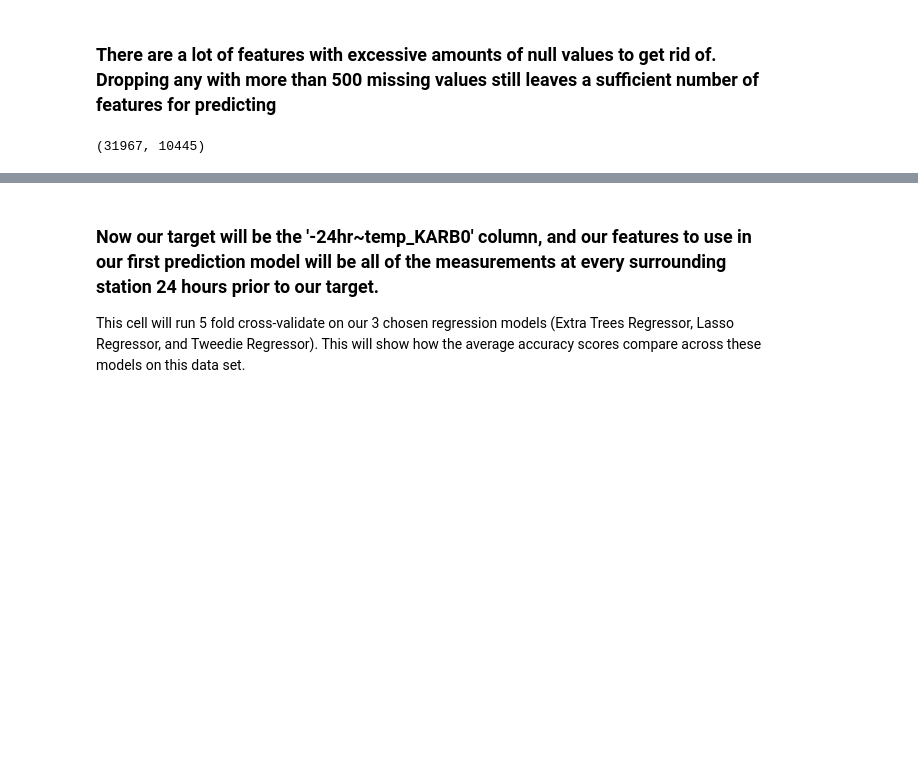
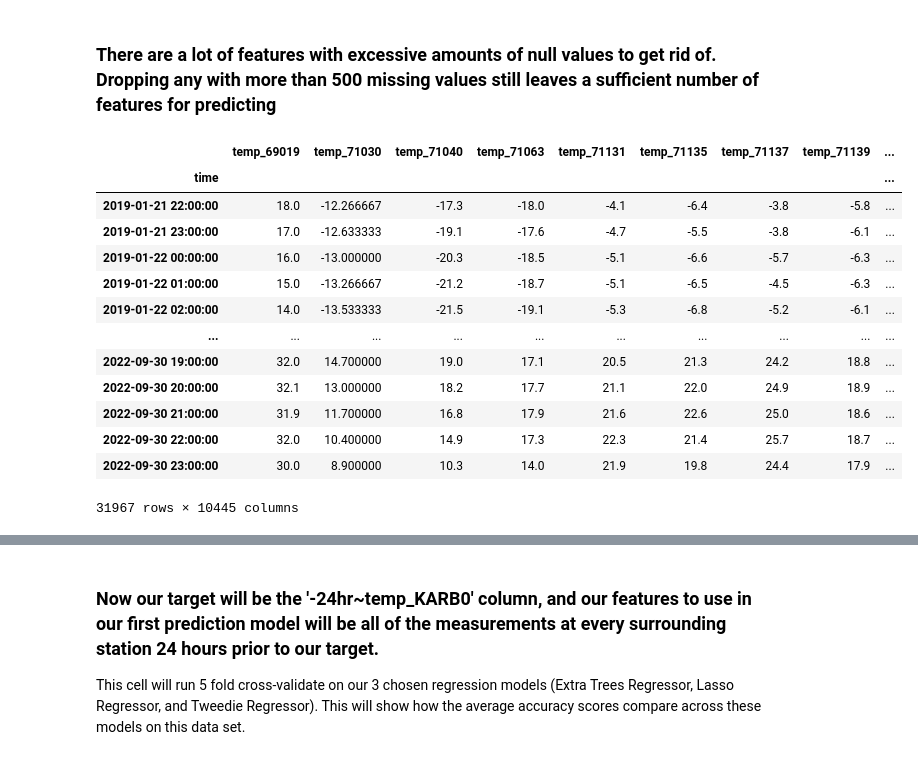
Before and after one commit to Pkeet99/Weatherman, a Jupyter notebook: supervised_models/basic_supervised_model.ipynb, the cells around one changed output, grey strips where cells are left out. Saved outputs shown, nothing was run; the diff lists cells and outputs as text; code cells hidden in the pictures; blank space fills up the shorter version.

```diff
--- a/supervised_models/basic_supervised_model.ipynb
+++ b/supervised_models/basic_supervised_model.ipynb
@@ -372,12 +391,25 @@ Length: 16289, dtype: int64
 # %%
 to_drop = []
 for col in pred_df.columns:
     num = pred_df[col].isna().sum()
     if num > 500:
         # print(f"{col} has {num} missing values")
         to_drop.append(col)
 pred_df.drop(columns=to_drop,inplace=True)
 pred_df.dropna(inplace=True)
-pred_df.shape
+pred_df
 # %% [output]
+|  | temp_69019 | temp_71030 | temp_71040 | temp_71063 | temp_71131 | temp_71135 | temp_71137 | temp_71139 | ... |
+| time |  |  |  |  |  |  |  |  | ... |
+| 2019-01-21 22:00:00 | 18.0 | -12.266667 | -17.3 | -18.0 | -4.1 | -6.4 | -3.8 | -5.8 | ... |
+| 2019-01-21 23:00:00 | 17.0 | -12.633333 | -19.1 | -17.6 | -4.7 | -5.5 | -3.8 | -6.1 | ... |
+| 2019-01-22 00:00:00 | 16.0 | -13.000000 | -20.3 | -18.5 | -5.1 | -6.6 | -5.7 | -6.3 | ... |
+| 2019-01-22 01:00:00 | 15.0 | -13.266667 | -21.2 | -18.7 | -5.1 | -6.5 | -4.5 | -6.3 | ... |
+| 2019-01-22 02:00:00 | 14.0 | -13.533333 | -21.5 | -19.1 | -5.3 | -6.8 | -5.2 | -6.1 | ... |
+| ... | ... | ... | ... | ... | ... | ... | ... | ... | ... |
+| 2022-09-30 19:00:00 | 32.0 | 14.700000 | 19.0 | 17.1 | 20.5 | 21.3 | 24.2 | 18.8 | ... |
+| 2022-09-30 20:00:00 | 32.1 | 13.000000 | 18.2 | 17.7 | 21.1 | 22.0 | 24.9 | 18.9 | ... |
+| 2022-09-30 21:00:00 | 31.9 | 11.700000 | 16.8 | 17.9 | 21.6 | 22.6 | 25.0 | 18.6 | ... |
+| 2022-09-30 22:00:00 | 32.0 | 10.400000 | 14.9 | 17.3 | 22.3 | 21.4 | 25.7 | 18.7 | ... |
+| 2022-09-30 23:00:00 | 30.0 | 8.900000 | 10.3 | 14.0 | 21.9 | 19.8 | 24.4 | 17.9 | ... |
-(31967, 10445)
+31967 rows × 10445 columns
```
Also changed, not shown: parts of 16 cells of this notebook, 7 other files.
